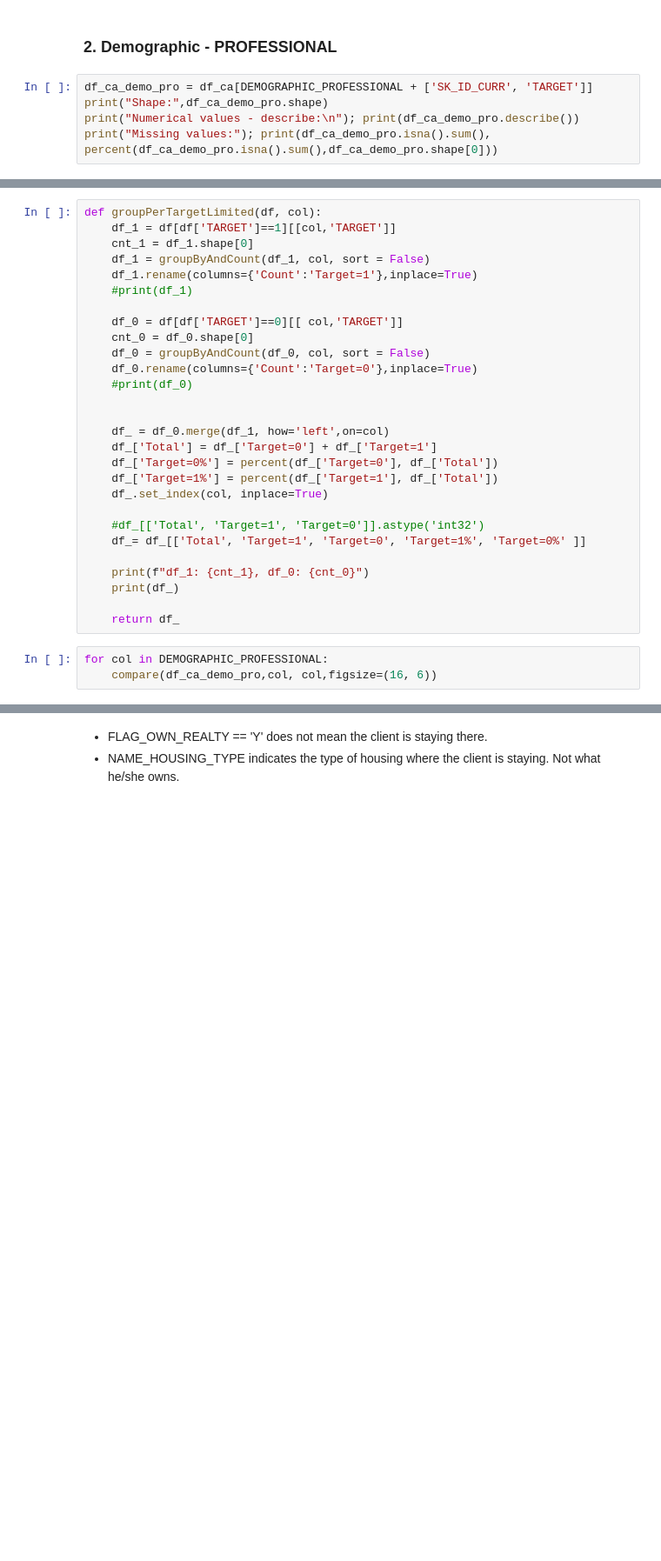
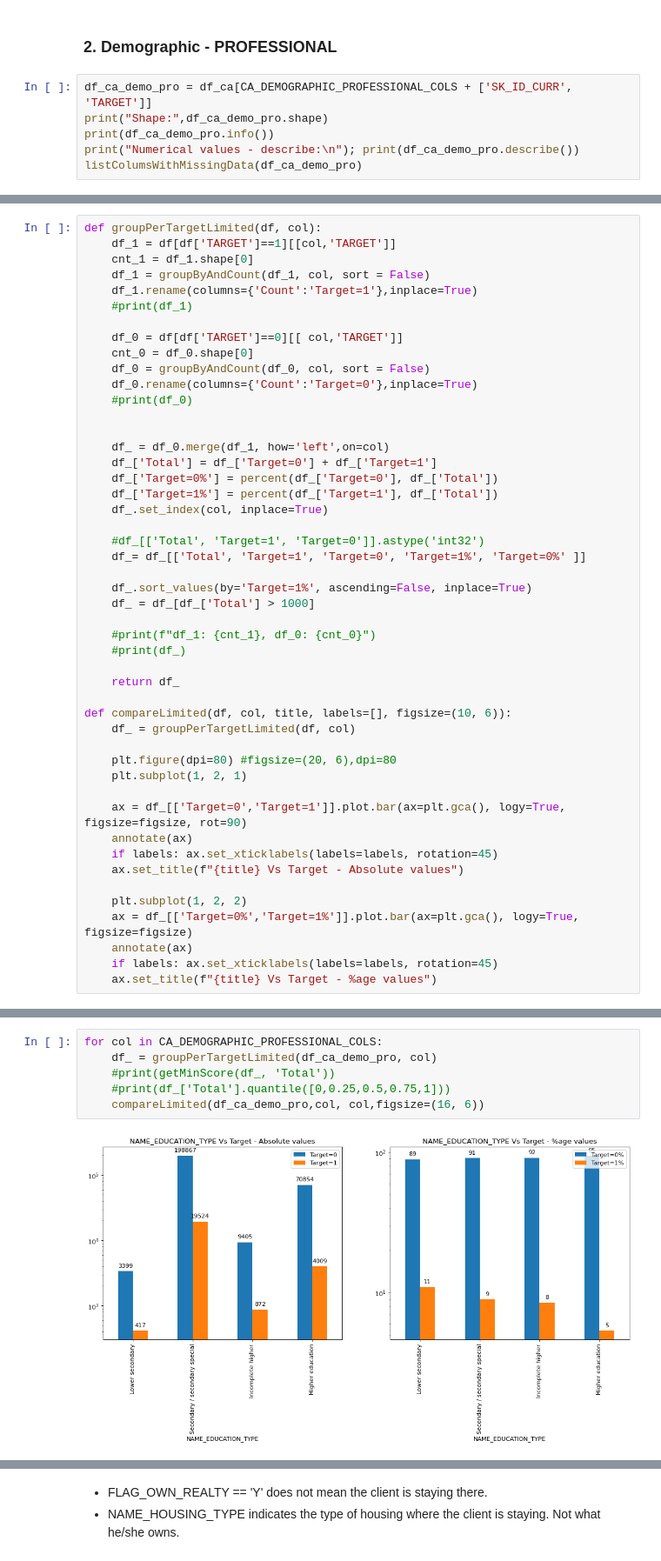
Before and after one commit to sreedevigattu/crediteda, a Jupyter notebook: CreditEDA.ipynb, the cells around one changed output, grey strips where cells are left out. Shown at 87% size. Saved outputs shown, nothing was run; the diff lists cells and outputs as text; blank space fills up the shorter version.

```diff
--- a/CreditEDA.ipynb
+++ b/CreditEDA.ipynb
@@ -807,9 +952,10 @@ REGION_RATING_CLIENT_W_CITY
 # %% [markdown]
 ### 2. Demographic - PROFESSIONAL
 # %%
-df_ca_demo_pro = df_ca[DEMOGRAPHIC_PROFESSIONAL + ['SK_ID_CURR', 'TARGET']]
+df_ca_demo_pro = df_ca[CA_DEMOGRAPHIC_PROFESSIONAL_COLS + ['SK_ID_CURR', 'TARGET']]
 print("Shape:",df_ca_demo_pro.shape)
+print(df_ca_demo_pro.info())
 print("Numerical values - describe:\n"); print(df_ca_demo_pro.describe())
-print("Missing values:"); print(df_ca_demo_pro.isna().sum(), percent(df_ca_demo_pro.isna().sum(),df_ca_demo_pro.shape[0]))
+listColumsWithMissingData(df_ca_demo_pro)
 # %% [output]
 Shape: (307511, 6)
@@ -853,10 +1006,27 @@ def groupPerTargetLimited(df, col):
     #df_[['Total', 'Target=1', 'Target=0']].astype('int32')
     df_= df_[['Total', 'Target=1', 'Target=0', 'Target=1%', 'Target=0%' ]]
 
-    print(f"df_1: {cnt_1}, df_0: {cnt_0}")
-    print(df_)
+    df_.sort_values(by='Target=1%', ascending=False, inplace=True)
+    df_ = df_[df_['Total'] > 1000]
+
+    #print(f"df_1: {cnt_1}, df_0: {cnt_0}")
+    #print(df_)
 
     return df_
+
+def compareLimited(df, col, title, labels=[], figsize=(10, 6)):
+    df_ = groupPerTargetLimited(df, col)
+
+    plt.figure(dpi=80) #figsize=(20, 6),dpi=80
+    plt.subplot(1, 2, 1)
+
+    ax = df_[['Target=0','Target=1']].plot.bar(ax=plt.gca(), logy=True, figsize=figsize, rot=90)
+    annotate(ax)
+    if labels: ax.set_xticklabels(labels=labels, rotation=45)
+    ax.set_title(f"{title} Vs Target - Absolute values")
+
+    plt.subplot(1, 2, 2)
+    ax = df_[['Target=0%','Target=1%']].plot.bar(ax=plt.gca(), logy=True, figsize=figsize)
+    annotate(ax)
+    if labels: ax.set_xticklabels(labels=labels, rotation=45)
+    ax.set_title(f"{title} Vs Target - %age values")
-# %%
-for col in DEMOGRAPHIC_PROFESSIONAL:
-    compare(df_ca_demo_pro,col, col,figsize=(16, 6))
@@ -884,0 +1033,8 @@ XNA                     55374      2990     52384       5.40      94.60
+# %%
+for col in CA_DEMOGRAPHIC_PROFESSIONAL_COLS:
+    df_ = groupPerTargetLimited(df_ca_demo_pro, col)
+    #print(getMinScore(df_, 'Total'))
+    #print(df_['Total'].quantile([0,0.25,0.5,0.75,1]))
+    compareLimited(df_ca_demo_pro,col, col,figsize=(16, 6))
+# %% [output]
+[figure, added]
```
Also changed, not shown: parts of 192 cells of this notebook.
